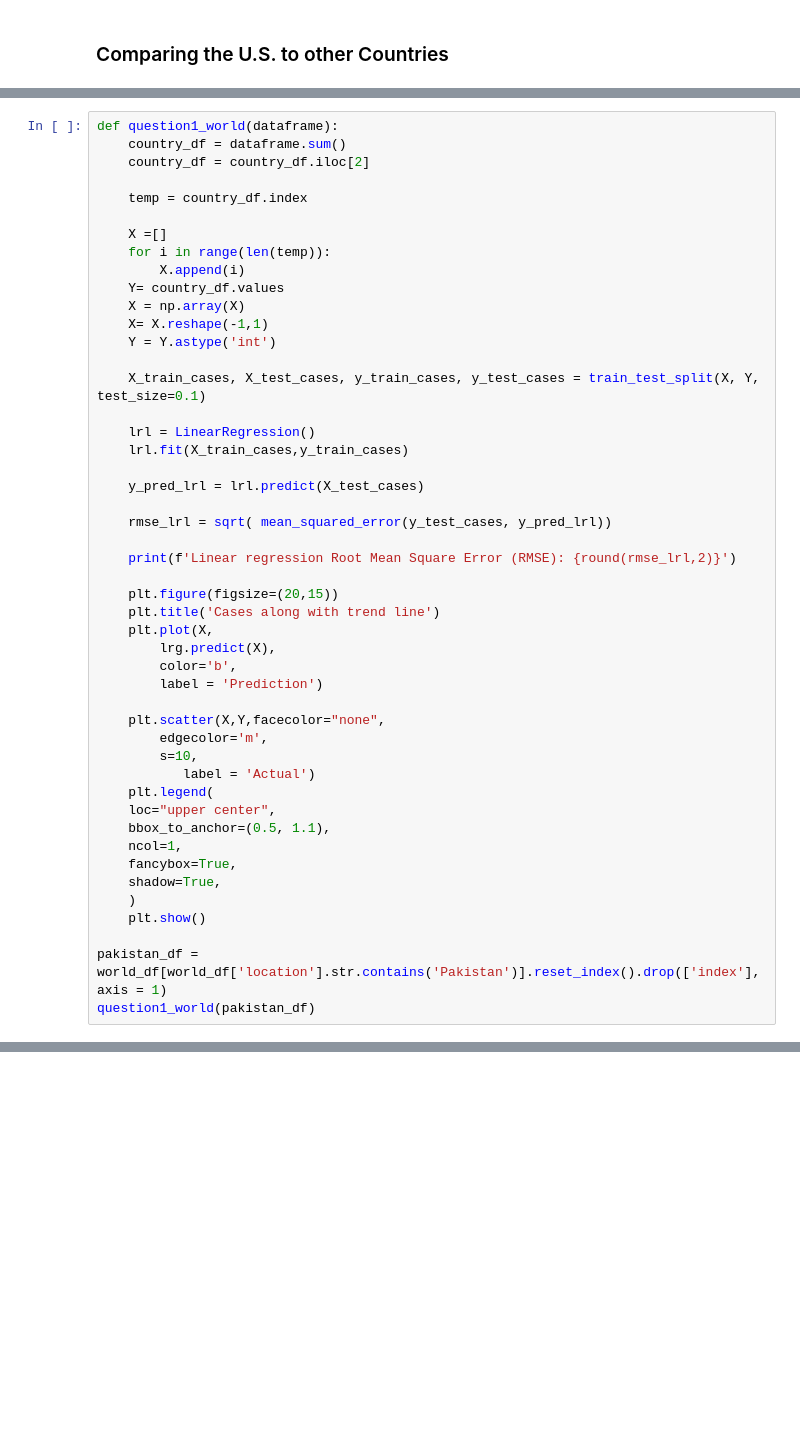
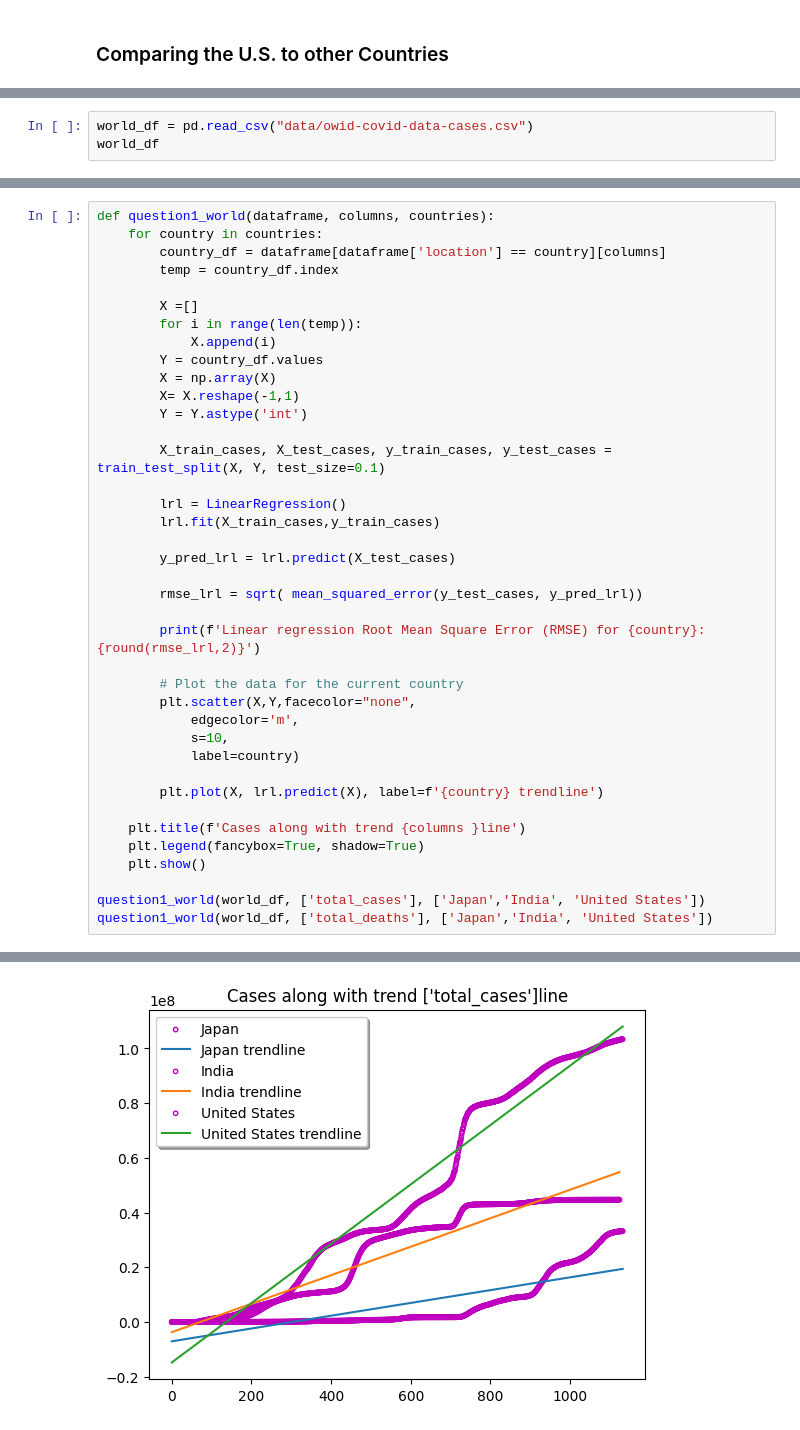
Before and after one commit to lajolico/405-project, a Jupyter notebook: Stage IV/team_work/Project Stage - IV.ipynb, the cells around one changed output, grey strips where cells are left out. Cells and saved outputs as stored; diff of their text form; blank space fills up the shorter version.

```diff
--- a/Stage IV/team_work/Project Stage - IV.ipynb
+++ b/Stage IV/team_work/Project Stage - IV.ipynb
@@ -273,0 +253,3 @@ world_df
+# %%
+world_df = pd.read_csv("data/owid-covid-data-cases.csv")
+world_df
@@ -274,49 +270,40 @@ world_df
 # %%
-def question1_world(dataframe):
-    country_df = dataframe.sum()
-    country_df = country_df.iloc[2]
+def question1_world(dataframe, columns, countries):
+    for country in countries:
+        country_df = dataframe[dataframe['location'] == country][columns]
+        temp = country_df.index
 
-    temp = country_df.index
+        X =[]
+        for i in range(len(temp)):
+            X.append(i)
+        Y = country_df.values
+        X = np.array(X)
+        X= X.reshape(-1,1)
+        Y = Y.astype('int')
 
-    X =[]
-    for i in range(len(temp)):
-        X.append(i)
-    Y= country_df.values
-    X = np.array(X)
-    X= X.reshape(-1,1)
-    Y = Y.astype('int')
+        X_train_cases, X_test_cases, y_train_cases, y_test_cases = train_test_split(X, Y, test_size=0.1)
 
-    X_train_cases, X_test_cases, y_train_cases, y_test_cases = train_test_split(X, Y, test_size=0.1)
+        lrl = LinearRegression()
+        lrl.fit(X_train_cases,y_train_cases)
 
-    lrl = LinearRegression()
-    lrl.fit(X_train_cases,y_train_cases)
+        y_pred_lrl = lrl.predict(X_test_cases)
 
-    y_pred_lrl = lrl.predict(X_test_cases)
+        rmse_lrl = sqrt( mean_squared_error(y_test_cases, y_pred_lrl))
 
-    rmse_lrl = sqrt( mean_squared_error(y_test_cases, y_pred_lrl))
+        print(f'Linear regression Root Mean Square Error (RMSE) for {country}: {round(rmse_lrl,2)}')
 
-    print(f'Linear regression Root Mean Square Error (RMSE): {round(rmse_lrl,2)}')
+        # Plot the data for the current country
+        plt.scatter(X,Y,facecolor="none",
+            edgecolor='m',
+            s=10,
+            label=country)
 
-    plt.figure(figsize=(20,15))
-    plt.title('Cases along with trend line')
-    plt.plot(X,
-        lrg.predict(X),
-        color='b',
-        label = 'Prediction')
+        plt.plot(X, lrl.predict(X), label=f'{country} trendline')
 
-    plt.scatter(X,Y,facecolor="none",
-        edgecolor='m',
-        s=10,
-           label = 'Actual')
-    plt.legend(
-    loc="upper center",
-    bbox_to_anchor=(0.5, 1.1),
-    ncol=1,
-    fancybox=True,
-    shadow=True,
-    )
+    plt.title(f'Cases along with trend {columns }line')
+    plt.legend(fancybox=True, shadow=True)
     plt.show()
 
-pakistan_df = world_df[world_df['location'].str.contains('Pakistan')].reset_index().drop(['index'], axis = 1)
-question1_world(pakistan_df)
+question1_world(world_df, ['total_cases'], ['Japan','India', 'United States'])
+question1_world(world_df, ['total_deaths'], ['Japan','India', 'United States'])
 # %% [output]
@@ -323,0 +313 @@ AttributeError: 'numpy.float64' object has no attribute 'index'
+[figure, added]
```
Also changed, not shown: parts of 8 cells of this notebook, 2 other files.
